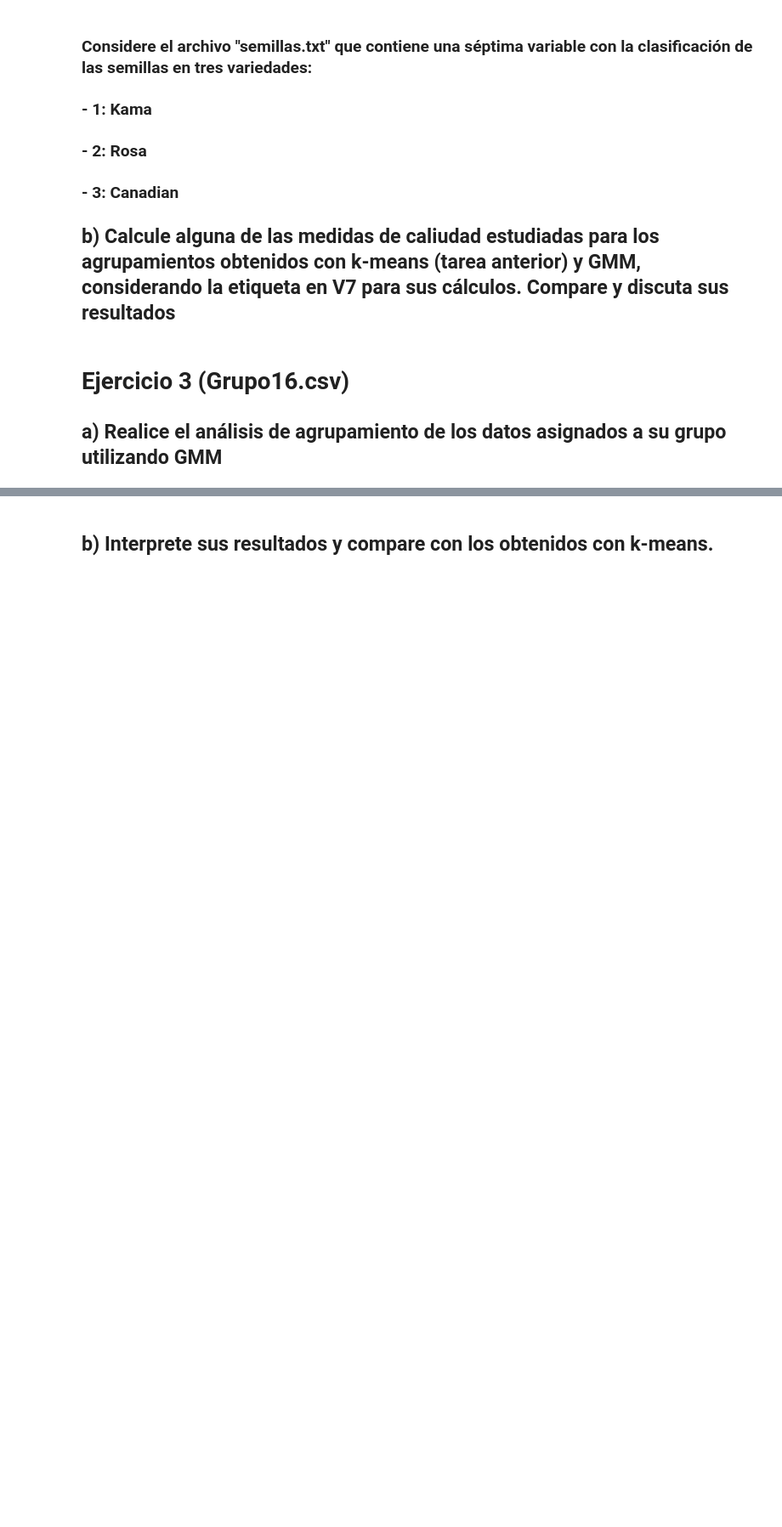
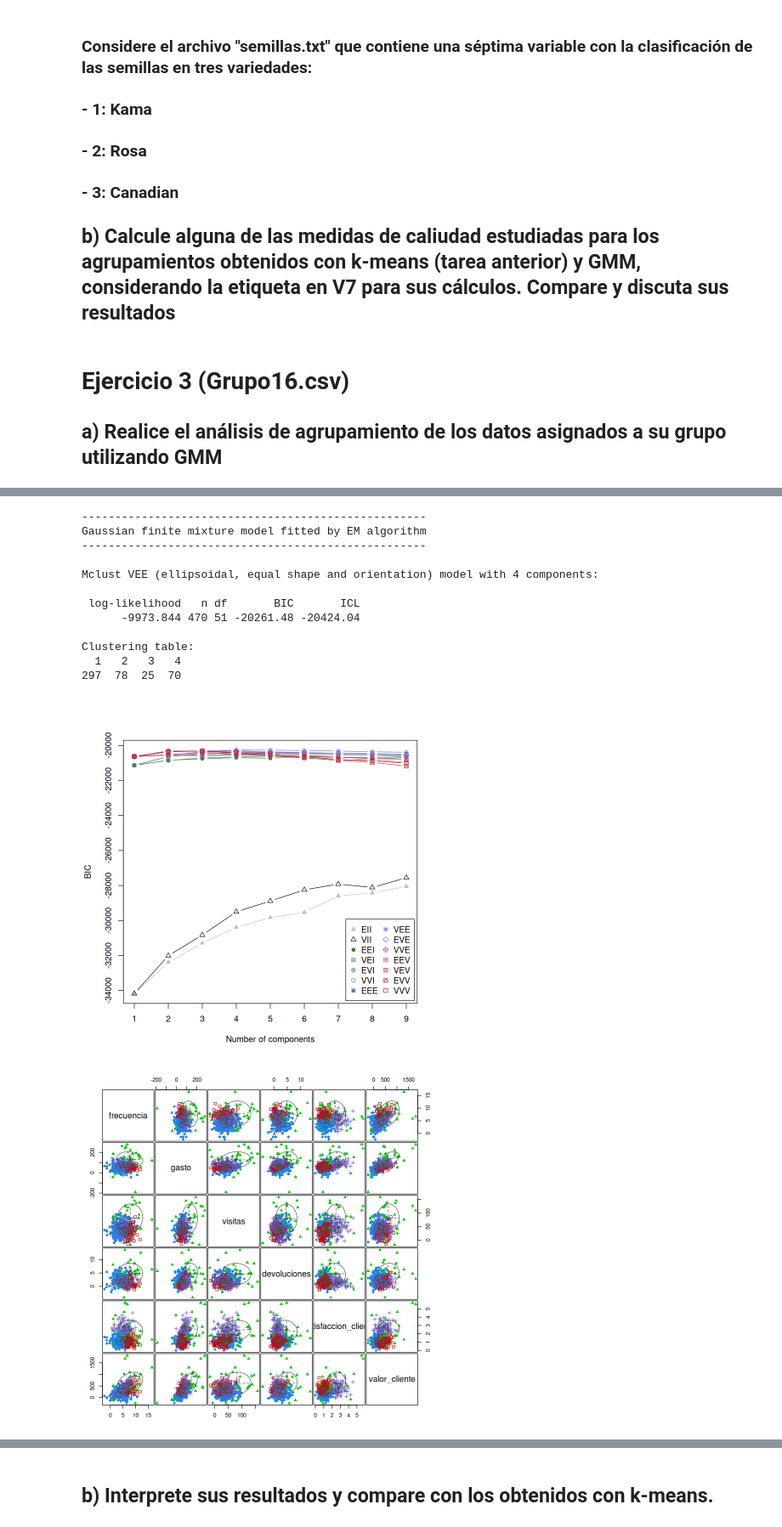
Before and after one commit to Tolally/info257-aprendizaje-de-maquinas-algoritmos-no-supervisados, a Jupyter notebook: Clustering2_Grupo16.ipynb, the cells around one changed output, grey strips where cells are left out. Shown at 85% size. Saved outputs shown, nothing was run; the diff lists cells and outputs as text; code cells hidden in the pictures; blank space fills up the shorter version.

```diff
--- a/Clustering2_Grupo16.ipynb
+++ b/Clustering2_Grupo16.ipynb
@@ -105,3 +105,12 @@ Available components:
 # Ejercicio 3 (Grupo16.csv)
 
 ## a) Realice el análisis de agrupamiento de los datos asignados a su grupo utilizando GMM
+# %%
+library(mclust)
+library(cluster)
+
+datos_g16 <- read.csv("Grupo16.csv", header = TRUE, sep = ";")
+datos_g16 <- datos_g16[, sapply(datos_g16, is.numeric), drop = FALSE]
+datos_g16 <- datos_g16[complete.cases(datos_g16), , drop = FALSE]
+summary(datos_g16)
+dim(datos_g16)
@@ -107,0 +135,21 @@ Available components:
+# %%
+clus_g16 <-Mclust(datos_g16)
+summary(clus_g16)
+par(bg = "white")
+plot(clus_g16)
+clus_g16
+# %% [output]
+----------------------------------------------------
+Gaussian finite mixture model fitted by EM algorithm
+----------------------------------------------------
+
+Mclust VEE (ellipsoidal, equal shape and orientation) model with 4 components:
+
+ log-likelihood   n df       BIC       ICL
+      -9973.844 470 51 -20261.48 -20424.04
+
+Clustering table:
+  1   2   3   4
+297  78  25  70
+[figure, added]
+[figure, added]
```
Also changed, not shown: parts of 3 cells of this notebook.
